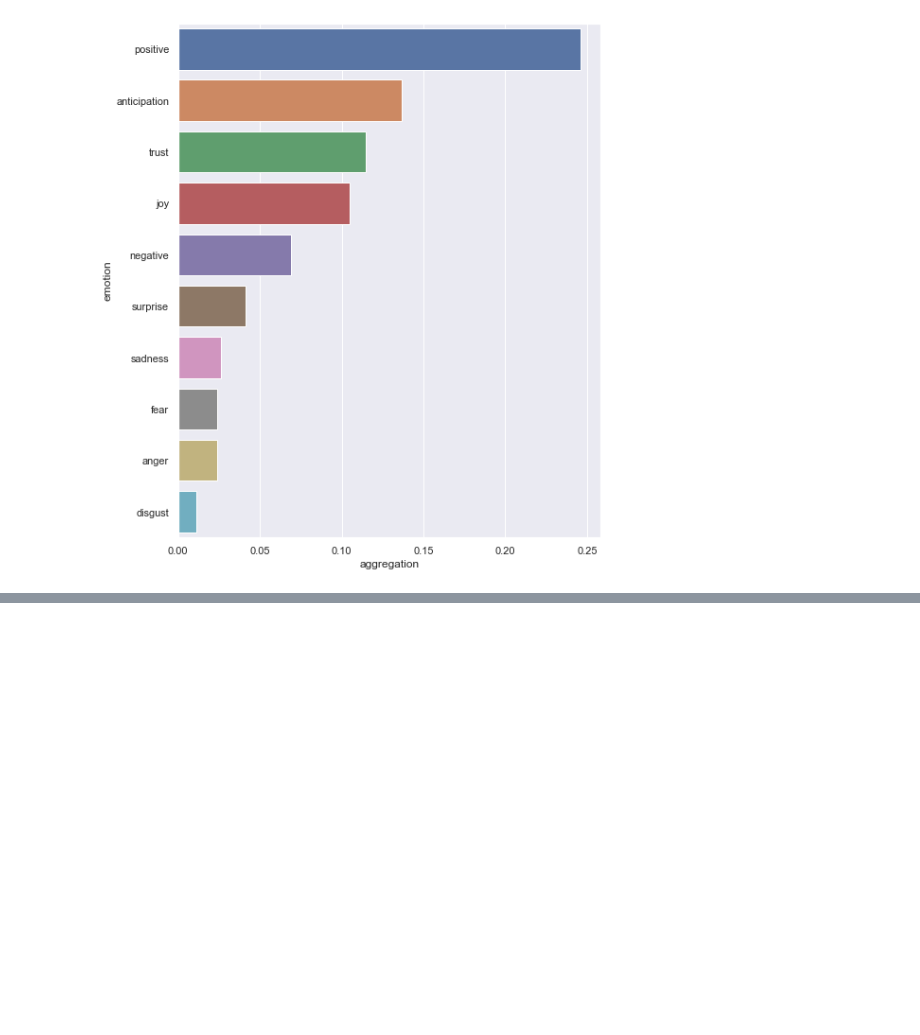
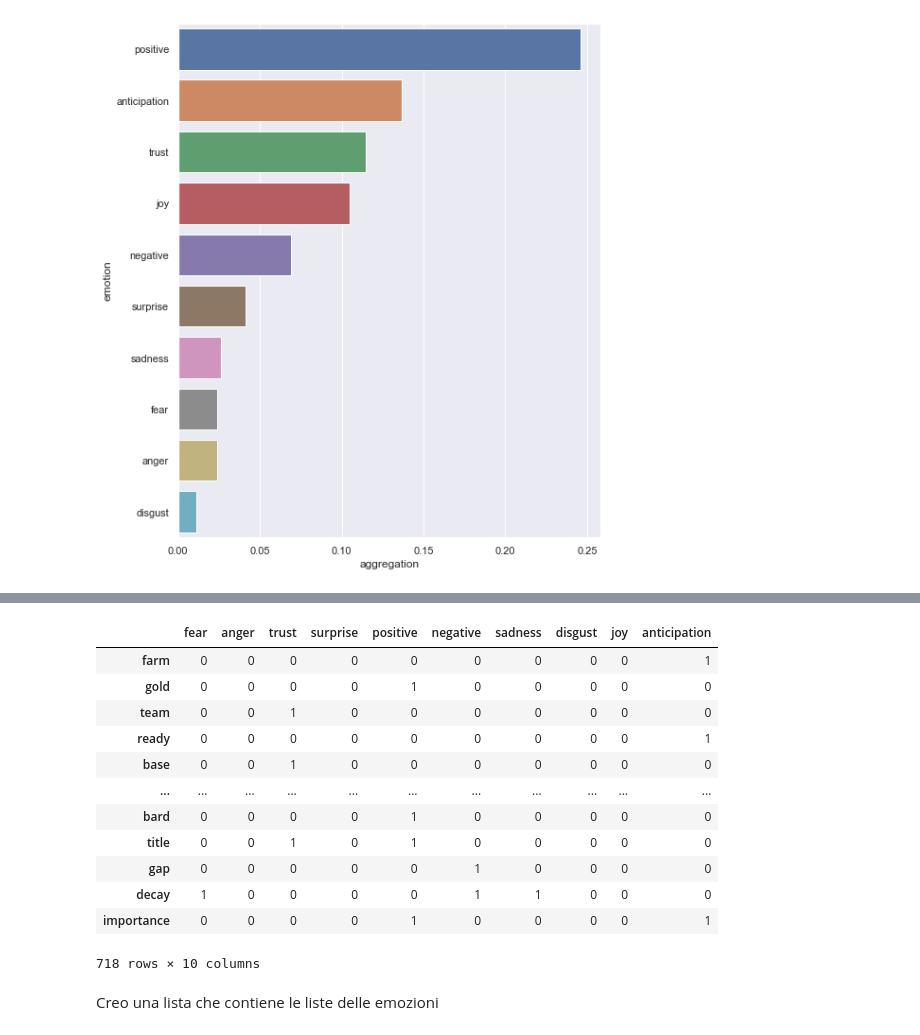
Before and after one commit to federicamontana/GoGreenRoutes, a Jupyter notebook: notebook/NRCLex_Sentiment_1.ipynb, the cells around one changed output, grey strips where cells are left out. Drawn from its saved outputs; the diff is of its cells as text; code cells hidden in the pictures; blank space fills up the shorter version.

```diff
--- a/notebook/NRCLex_Sentiment_1.ipynb
+++ b/notebook/NRCLex_Sentiment_1.ipynb
@@ -46,8 +41,8 @@ df.head()
 Seleziono il dataframe con le colonne che mi interessano
 # %%
 # Select dataframe with cleaned text (text1), emotions_dict, emotions_freq, emotions_top
-df2 = df[["text1","emotions_dict","emotions_freq","emotions_top"]]
-df_f= df2[["text1","emotions_freq"]]
+df1 = df[["text1","emotions_dict","emotions_freq","emotions_top"]]
+df_f= df1[["text1","emotions_freq"]]
 df_f.head()
 # %% [output]
 |  | text1 | emotions_freq |
@@ -132,0 +156,20 @@ plt.show()
+# %%
+df3 = pd.DataFrame()
+for i in label: new_df(i,df2,df3)
+df3
+# %% [output]
+|  | fear | anger | trust | surprise | positive | negative | sadness | disgust | joy | anticipation |
+| farm | 0 | 0 | 0 | 0 | 0 | 0 | 0 | 0 | 0 | 1 |
+| gold | 0 | 0 | 0 | 0 | 1 | 0 | 0 | 0 | 0 | 0 |
+| team | 0 | 0 | 1 | 0 | 0 | 0 | 0 | 0 | 0 | 0 |
+| ready | 0 | 0 | 0 | 0 | 0 | 0 | 0 | 0 | 0 | 1 |
+| base | 0 | 0 | 1 | 0 | 0 | 0 | 0 | 0 | 0 | 0 |
+| ... | ... | ... | ... | ... | ... | ... | ... | ... | ... | ... |
+| bard | 0 | 0 | 0 | 0 | 1 | 0 | 0 | 0 | 0 | 0 |
+| title | 0 | 0 | 1 | 0 | 1 | 0 | 0 | 0 | 0 | 0 |
+| gap | 0 | 0 | 0 | 0 | 0 | 1 | 0 | 0 | 0 | 0 |
+| decay | 1 | 0 | 0 | 0 | 0 | 1 | 1 | 0 | 0 | 0 |
+| importance | 0 | 0 | 0 | 0 | 1 | 0 | 0 | 0 | 0 | 1 |
+718 rows × 10 columns
+# %% [markdown]
+Creo una lista che contiene le liste delle emozioni
```
Also changed, not shown: parts of 21 cells of this notebook, 10 other files.
